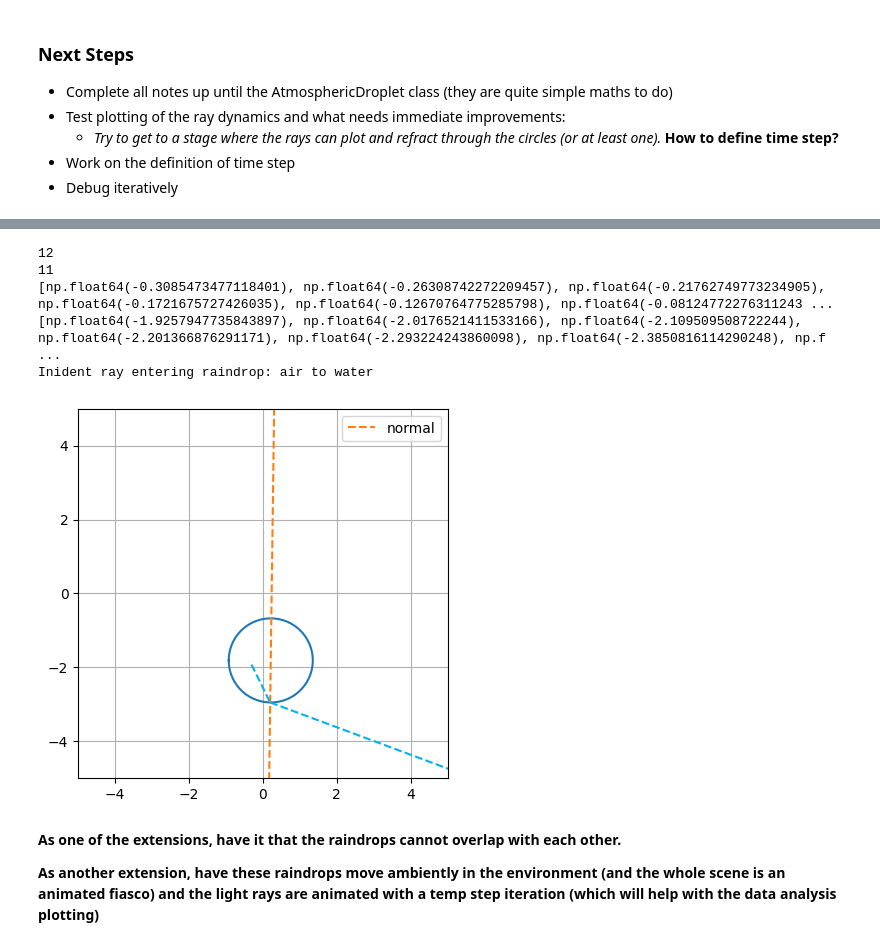
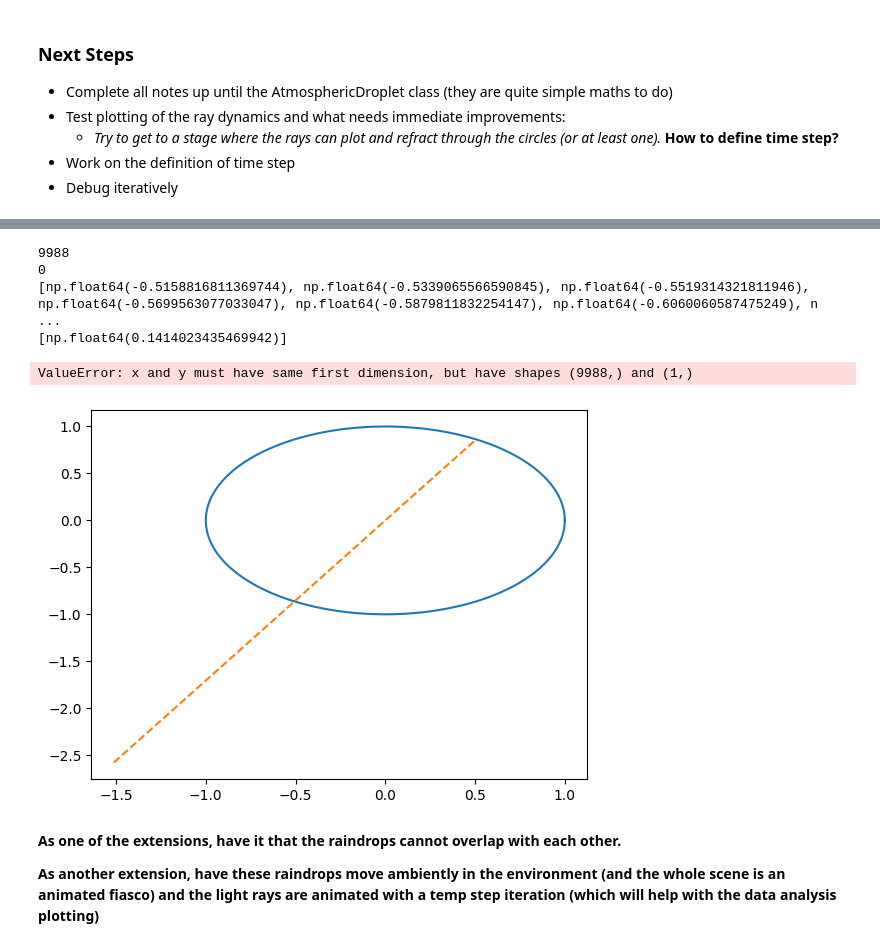
Before and after one commit to CorinnnaZ/CompChallenge, a Jupyter notebook: extension.ipynb, the cells around one changed output, grey strips where cells are left out. Cells and saved outputs as stored; diff of their text form; code cells hidden in the pictures.

Commit message:
Errors that I didn't even know where possible came up sequentially when i used random inputs. Now I have to debug

```diff
--- a/extension.ipynb
+++ b/extension.ipynb
@@ -358,7 +358,7 @@ class RainDrop:
             n_x, n_y = normal[0], normal[1]
 
             theta = np.arccos((dot_product)/(np.linalg.norm(ray.direction) * np.linalg.norm(normal)))
-            phi = np.arcsin((n1 * np.sin(theta))/(n2))
+            phi = np.arcsin((n2 * np.sin(theta))/(n1))
 
             # calculated derivation of this equation is in write-up
             # these are the coefficients of the equation solving for the y-component of the refracted ray
@@ -420,47 +420,47 @@ This all works, but things to directly improve before the final step.
 
 a = [np.random.uniform(-2,2) for i in range(7)]
 
-droplet = RainDrop((a[0], a[1]), a[2])
+droplet = RainDrop((0, 0), 1)
 light_beam = Ray((a[3],a[4]), (a[5], a[6]), 500)
 intersection_point = droplet.find_intersection(light_beam)
 
 
 drop_coor = droplet.equation_for_raindrop()
 plt.plot(drop_coor[0], drop_coor[1], '-')
 
 normal = droplet.get_surface_normal(intersection_point)
 coor, m = normal[0], normal[1]
-x = np.linspace(-5,5,100)
+x = np.linspace(intersection_point[0] - np.abs(intersection_point[0] - (droplet.radius/2)), intersection_point[0] + np.abs(intersection_point[0] - (droplet.radius/2)),100)
 y = (m*(x - intersection_point[0])) + intersection_point[1]
 plt.plot(x, y, '--', label='normal')
 
 plotting, colour = light_beam.ray_plotting()
 x_l, y_l = plotting[0], plotting[1]
 x_l = [x_l for x_l in x_l if x_l<intersection_point[0]]
 print(len(x_l))
 print(x_l.index(max(x_l)))
 inin = x_l.index(max(x_l))
 print(x_l)
 print(y_l[:inin +1])
 plt.plot(x_l, y_l[:inin + 1], '--', color=colour)
 
 normal_plotting = droplet.refraction_ray(light_beam, intersection_point)
 plt.plot(normal_plotting[0], normal_plotting[1], '--', color=colour)
 
 plt.xlim(-5, 5)
 plt.ylim(-5,5)
 
 plt.grid()
 plt.gca().set_aspect(1)
 plt.legend()
 plt.show()
 # %% [output]
-12
-11
-[np.float64(-0.3085473477118401), np.float64(-0.26308742272209457), np.float64(-0.21762749773234905), np.float64(-0.1721675727426035), np.float64(-0.12670764775285798), np.float64(-0.08124772276311243 ...
-[np.float64(-1.9257947735843897), np.float64(-2.0176521411533166), np.float64(-2.109509508722244), np.float64(-2.201366876291171), np.float64(-2.293224243860098), np.float64(-2.3850816114290248), np.f ...
-Inident ray entering raindrop: air to water
+9988
+0
+[np.float64(-0.5158816811369744), np.float64(-0.5339065566590845), np.float64(-0.5519314321811946), np.float64(-0.5699563077033047), np.float64(-0.5879811832254147), np.float64(-0.6060060587475249), n ...
+[np.float64(0.1414023435469942)]
+ValueError: x and y must have same first dimension, but have shapes (9988,) and (1,)
-[figure, old version]
+[figure, new version]
 # %% [markdown]
 **As one of the extensions, have it that the raindrops cannot overlap with each other.**
 
```
Also changed, not shown: parts of 1 cell of this notebook.
